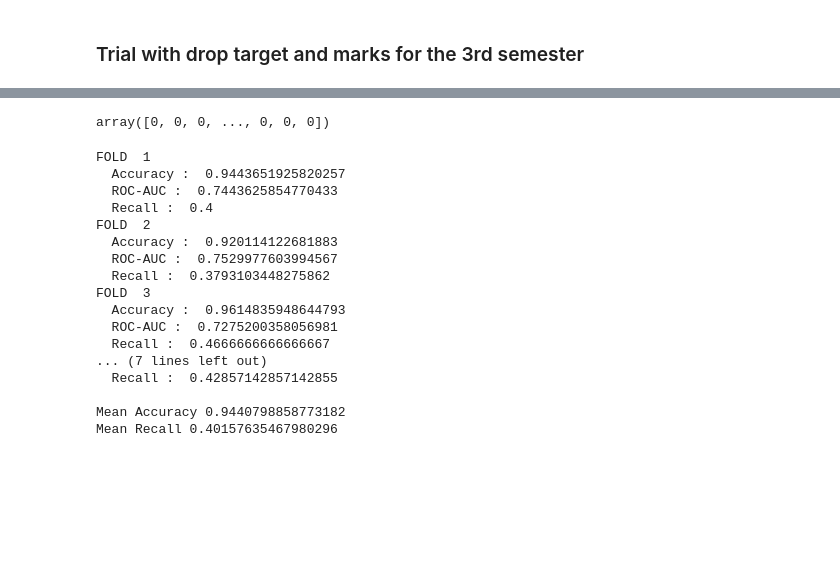
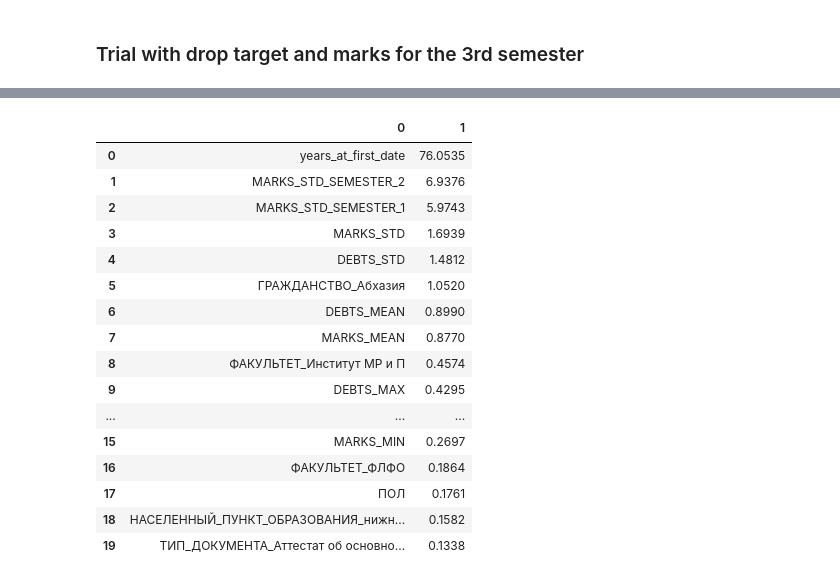
Before and after one commit to Vrungell/Like-a-cloud-for-2-clusters, a Jupyter notebook: processing_targets_model.ipynb, the cells around one changed output, grey strips where cells are left out. Drawn from its saved outputs; the diff is of its cells as text; code cells hidden in the pictures; blank space fills up the shorter version.

```diff
--- a/processing_targets_model.ipynb
+++ b/processing_targets_model.ipynb
@@ -401,0 +599,12 @@ catb_imp
+# %%
+students_results = pd.DataFrame()
+students_results['ЧЛВК_ИД'] = students_list
+for i in range(3, 9):
+    students_results['Mean_mark_predicted_semester_'+str(i)] = predictions_mean_mark[i-3]
+    students_results['Mean_mark_semester_'+str(i)] = predictions_mean_mark_true[i-3]
+    students_results['Mean_debt_predicted_semester_'+str(i)] = predictions_mean_debt[i-3]
+    students_results['Mean_debt_semester_'+str(i)] = predictions_mean_debt_true[i-3]
+    students_results['Is_debt_predicted_semester_'+str(i)] = predictions_is_debt[i-3]
+    students_results['Is_debt_semester_'+str(i)] = predictions_is_debt_true[i-3]
+    students_results['Drop_predicted_semester_'+str(i)] = predictions_drop[i-3]
+    students_results['Drop_semester_'+str(i)] = predictions_drop_true[i-3]
@@ -402,3 +625,3 @@ catb_imp
 # %%
-y = dropped_target.values
-X = names_table_marks_target_statistics.values
+y = y_mark.values
+X = training_data.values
@@ -404,0 +674,2 @@ X = names_table_marks_target_statistics.values
+# %%
+catb_fitted, catb_acc = pipeline_model(catb, X, y, 'debt')
@@ -405,26 +694,30 @@ X = names_table_marks_target_statistics.values
+# %%
+catb_importances = catb_fitted.feature_importances_
+catb_imp = [
+        [i, round(j, 4)] for i, j in
+        zip(names_table_marks_target_statistics.columns, catb_fitted.feature_importances_.flatten())
+            ]
+catb_imp = pd.DataFrame(sorted(catb_imp, key = lambda x: x[1], reverse = True)).head(20)
+# %%
+ catb_imp
+# %% [output]
+|  | 0 | 1 |
+| 0 | years_at_first_date | 76.0535 |
+| 1 | MARKS_STD_SEMESTER_2 | 6.9376 |
+| 2 | MARKS_STD_SEMESTER_1 | 5.9743 |
+| 3 | MARKS_STD | 1.6939 |
+| 4 | DEBTS_STD | 1.4812 |
+| 5 | ГРАЖДАНСТВО_Абхазия | 1.0520 |
+| 6 | DEBTS_MEAN | 0.8990 |
+| 7 | MARKS_MEAN | 0.8770 |
+| 8 | ФАКУЛЬТЕТ_Институт МР и П | 0.4574 |
+| 9 | DEBTS_MAX | 0.4295 |
+| ... | ... | ... |
+| 15 | MARKS_MIN | 0.2697 |
+| 16 | ФАКУЛЬТЕТ_ФЛФО | 0.1864 |
+| 17 | ПОЛ | 0.1761 |
+| 18 | НАСЕЛЕННЫЙ_ПУНКТ_ОБРАЗОВАНИЯ_нижн... | 0.1582 |
+| 19 | ТИП_ДОКУМЕНТА_Аттестат об основно... | 0.1338 |
 # %%
-y
+y = y_dropped.values
-# %% [output]
-array([0, 0, 0, ..., 0, 0, 0])
-# %%
-randf = RandomForestClassifier()
-randf_roc, randf_acc = fit_print(randf, X, y, 'binary')
-# %% [output]
-FOLD  1
-  Accuracy :  0.9443651925820257
-  ROC-AUC :  0.7443625854770433
-  Recall :  0.4
-FOLD  2
-  Accuracy :  0.920114122681883
-  ROC-AUC :  0.7529977603994567
-  Recall :  0.3793103448275862
-FOLD  3
-  Accuracy :  0.9614835948644793
-  ROC-AUC :  0.7275200358056981
-  Recall :  0.4666666666666667
-... (7 lines left out)
-  Recall :  0.42857142857142855
-
-Mean Accuracy 0.9440798858773182
-Mean Recall 0.40157635467980296
 # %%
```
Also changed, not shown: parts of 91 cells of this notebook, 16 other files.
